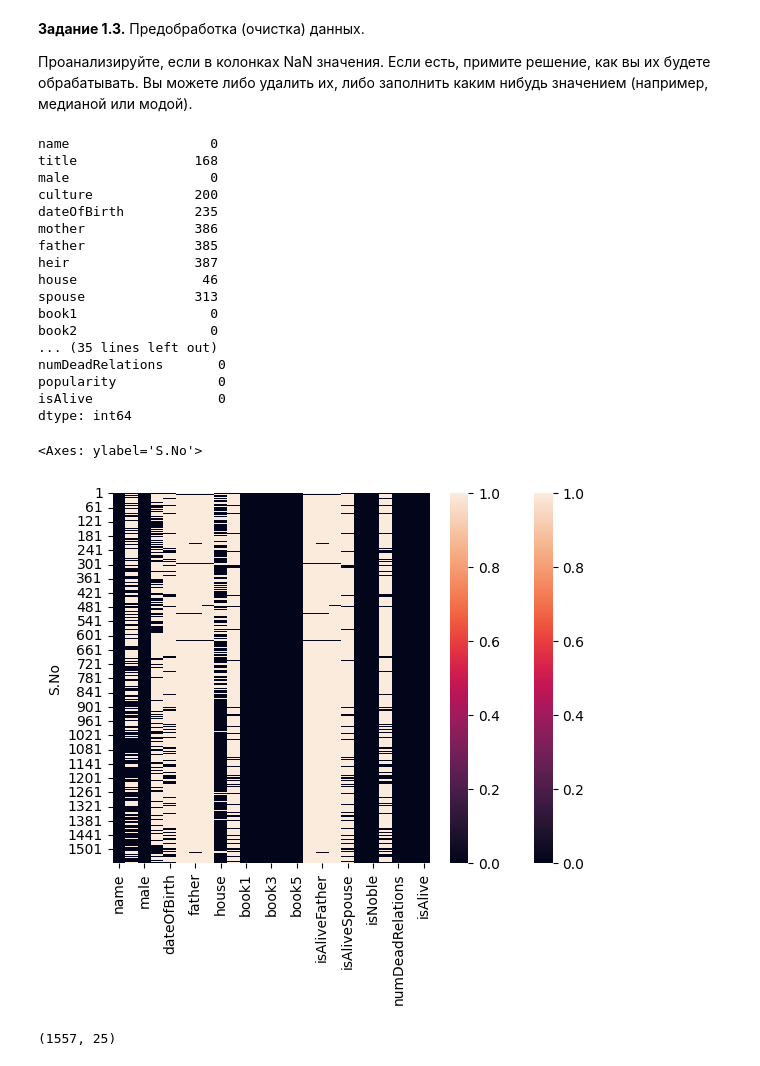
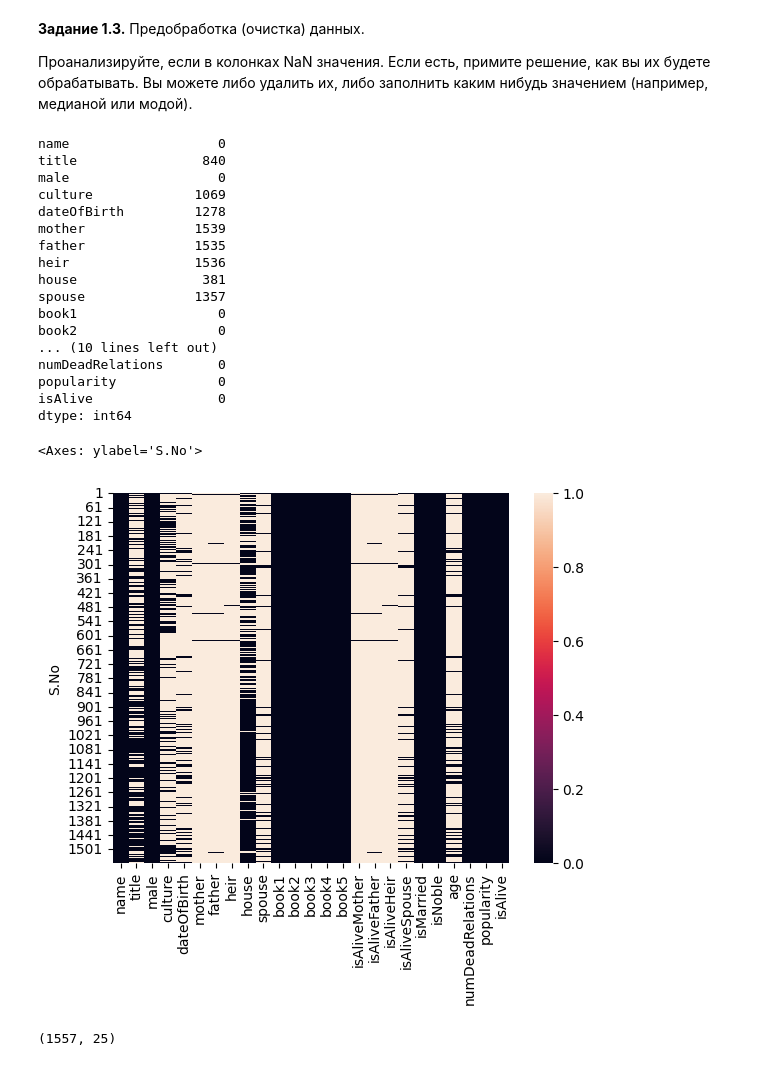
Before and after one commit to OldPetyaTrucker/MuratSamsung, a Jupyter notebook: week_01_ml_intro/Homework/hw_1_game_of_thrones.ipynb, the cells around one changed output. Drawn from its saved outputs; the diff is of its cells as text; code cells hidden in the pictures.

```diff
--- a/week_01_ml_intro/Homework/hw_1_game_of_thrones.ipynb
+++ b/week_01_ml_intro/Homework/hw_1_game_of_thrones.ipynb
@@ -145,31 +145,30 @@ dtype: object
 
 Проанализируйте, если в колонках NaN значения. Если есть, примите решение, как вы их будете обрабатывать. Вы можете либо удалить их, либо заполнить каким нибудь значением (например, медианой или модой).
 # %%
-print(test_df.isnull().sum())
-sns.heatmap(test_df.isnull())
+
 
 print(df.isnull().sum())
 sns.heatmap(df.isnull())
 # %% [output]
-name                  0
-title               168
-male                  0
-culture             200
-dateOfBirth         235
-mother              386
-father              385
-heir                387
-house                46
-spouse              313
-book1                 0
-book2                 0
-... (35 lines left out)
+name                   0
+title                840
+male                   0
+culture             1069
+dateOfBirth         1278
+mother              1539
+father              1535
+heir                1536
+house                381
+spouse              1357
+book1                  0
+book2                  0
+... (10 lines left out)
 numDeadRelations       0
 popularity             0
 isAlive                0
 dtype: int64
 <Axes: ylabel='S.No'>
-[figure, old version]
+[figure, new version]
 # %%
 print(df.shape)
 # %% [output]
```
Also changed, not shown: parts of 9 cells of this notebook.
